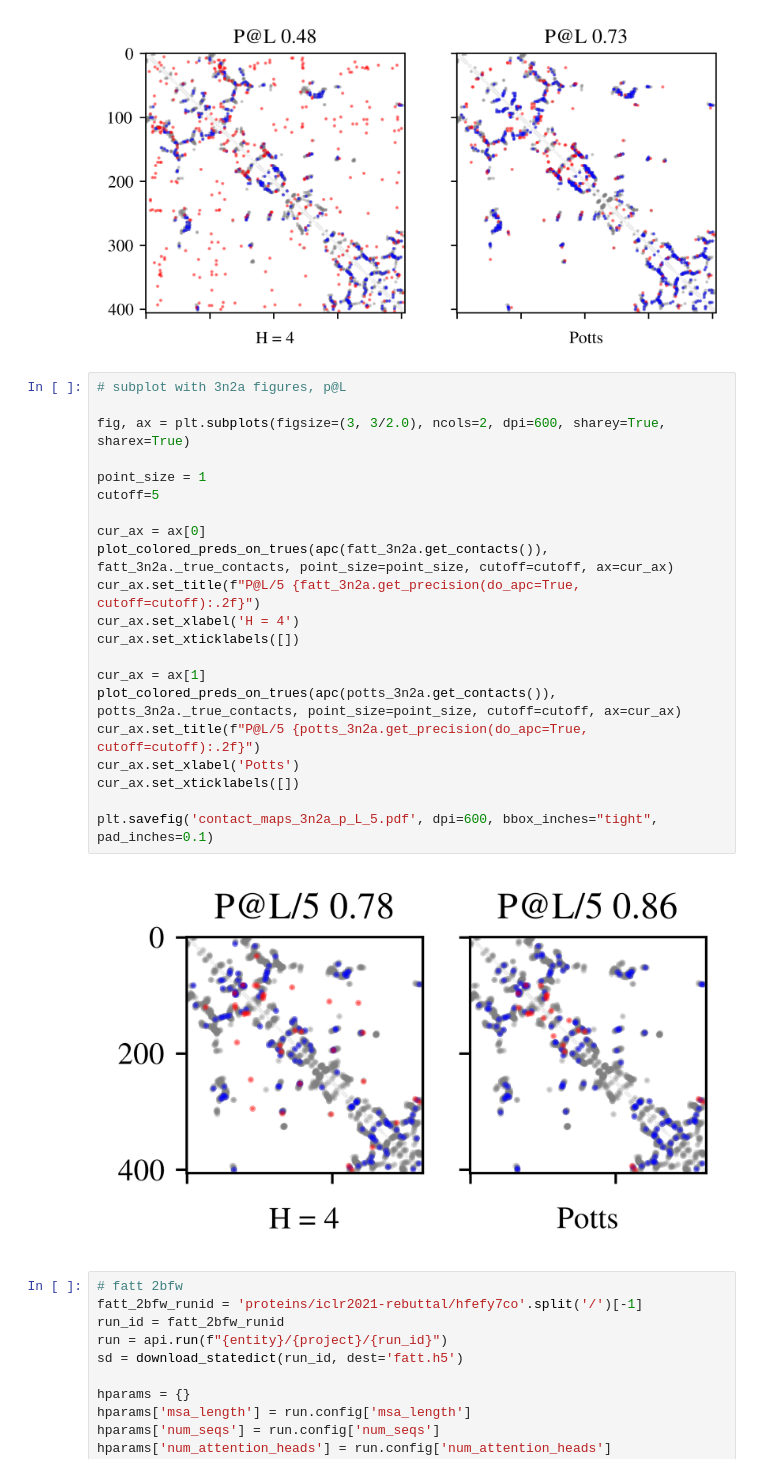
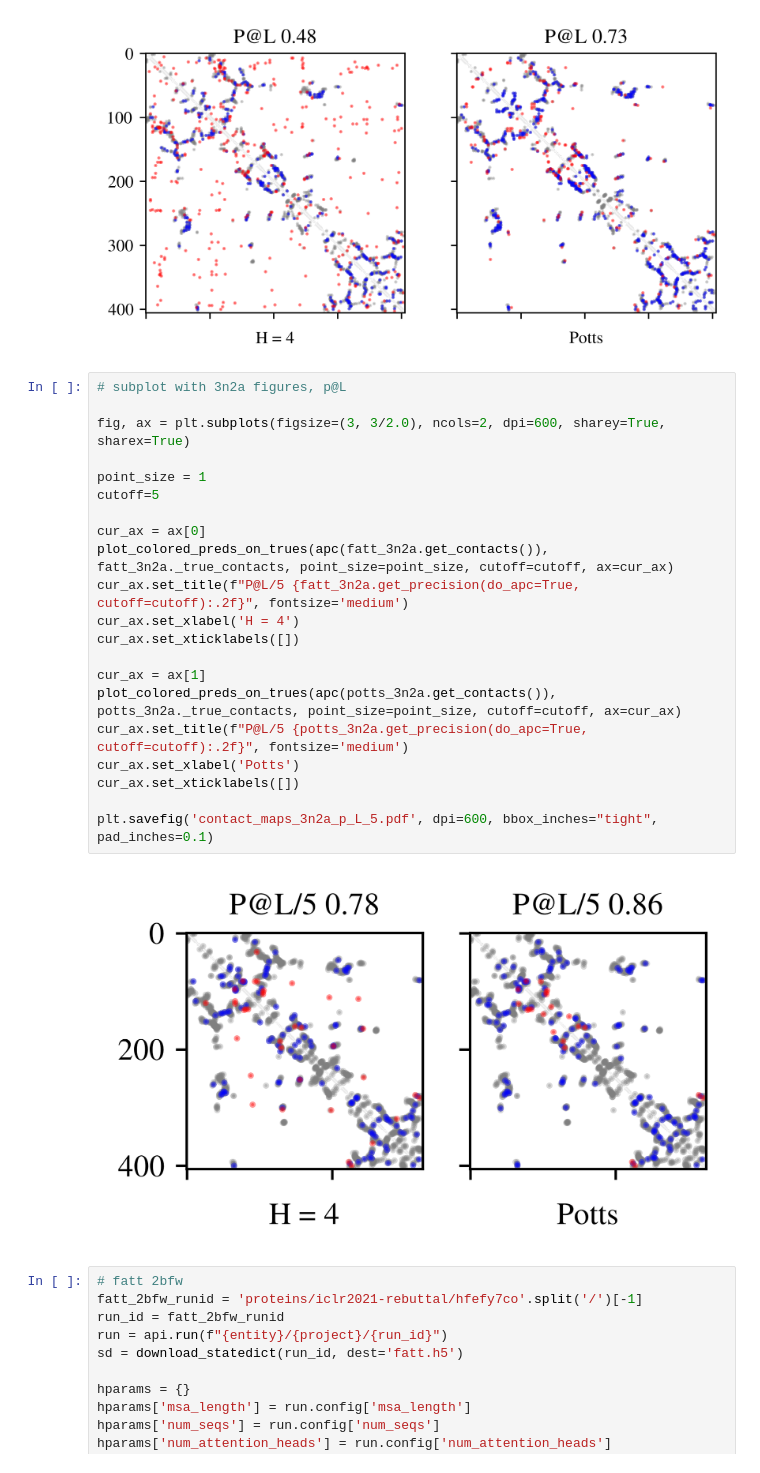
Before and after one commit to songlab-cal/factored-attention, a Jupyter notebook: plot_contacts_for_run_fig2.ipynb, the cells around one changed output. Saved outputs shown, nothing was run; the diff lists cells and outputs as text.

```diff
--- a/plot_contacts_for_run_fig2.ipynb
+++ b/plot_contacts_for_run_fig2.ipynb
@@ -121,26 +121,26 @@ plt.savefig('contact_maps_3n2a_p_L.pdf', dpi=600, bbox_inches="tight", pad_inche
 # %%
 # subplot with 3n2a figures, p@L
 
 fig, ax = plt.subplots(figsize=(3, 3/2.0), ncols=2, dpi=600, sharey=True, sharex=True)
 
 point_size = 1
 cutoff=5
 
 cur_ax = ax[0]
 plot_colored_preds_on_trues(apc(fatt_3n2a.get_contacts()), fatt_3n2a._true_contacts, point_size=point_size, cutoff=cutoff, ax=cur_ax)
-cur_ax.set_title(f"P@L/5 {fatt_3n2a.get_precision(do_apc=True, cutoff=cutoff):.2f}")
+cur_ax.set_title(f"P@L/5 {fatt_3n2a.get_precision(do_apc=True, cutoff=cutoff):.2f}", fontsize='medium')
 cur_ax.set_xlabel('H = 4')
 cur_ax.set_xticklabels([])
 
 cur_ax = ax[1]
 plot_colored_preds_on_trues(apc(potts_3n2a.get_contacts()), potts_3n2a._true_contacts, point_size=point_size, cutoff=cutoff, ax=cur_ax)
-cur_ax.set_title(f"P@L/5 {potts_3n2a.get_precision(do_apc=True, cutoff=cutoff):.2f}")
+cur_ax.set_title(f"P@L/5 {potts_3n2a.get_precision(do_apc=True, cutoff=cutoff):.2f}", fontsize='medium')
 cur_ax.set_xlabel('Potts')
 cur_ax.set_xticklabels([])
 
 plt.savefig('contact_maps_3n2a_p_L_5.pdf', dpi=600, bbox_inches="tight", pad_inches=0.1)
 # %% [output]
-[figure, old version]
+[figure, new version]
 # %%
 # fatt 2bfw
 fatt_2bfw_runid = 'proteins/iclr2021-rebuttal/hfefy7co'.split('/')[-1]
```
Also changed, not shown: parts of 1 cell of this notebook.
